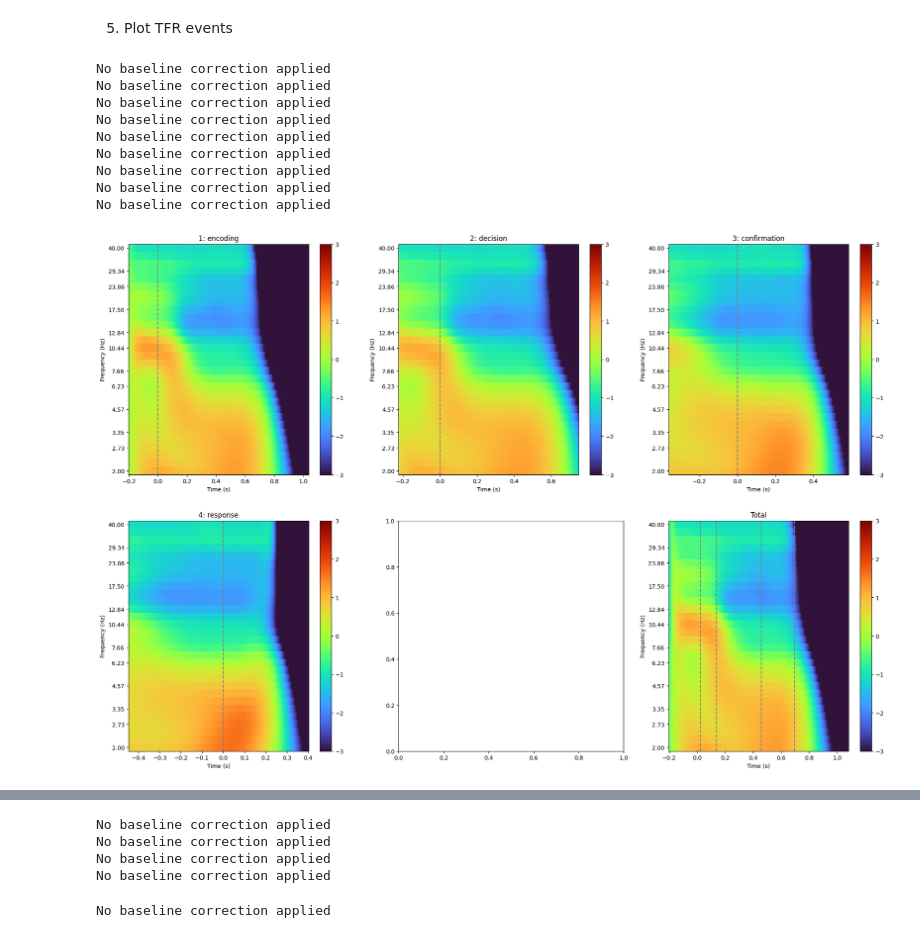
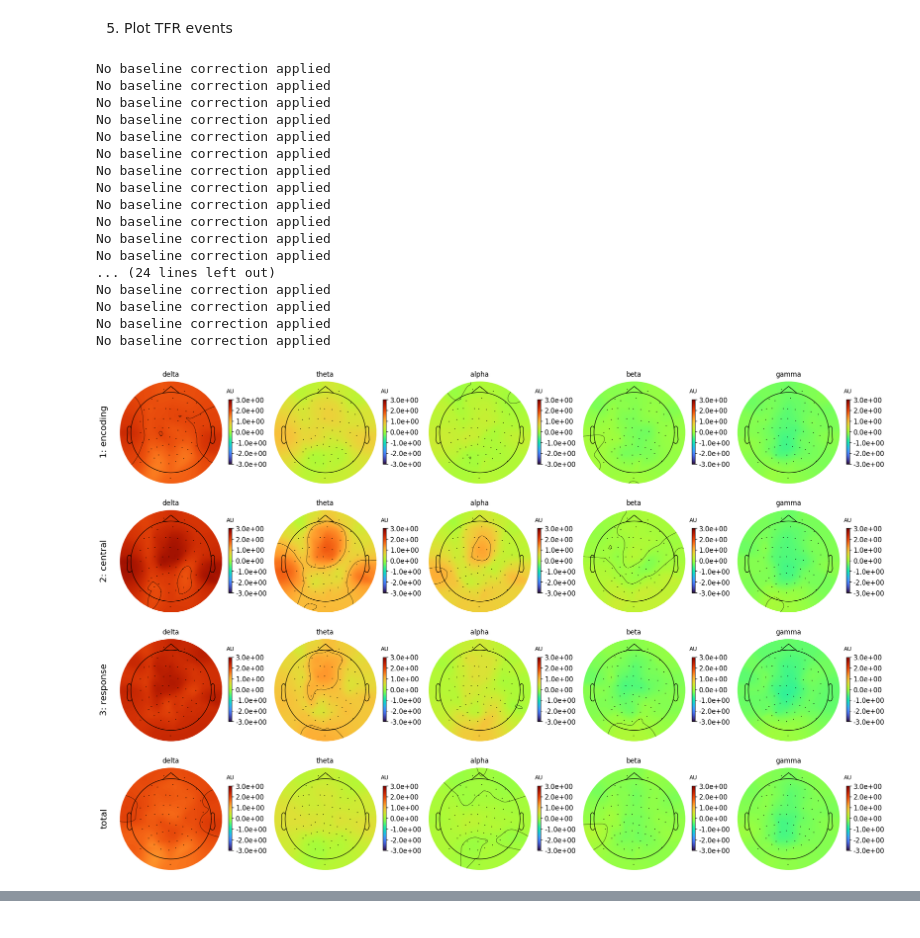
Before and after one commit to ArianVT/HMP-TFR, a Jupyter notebook: HMP-TFR.ipynb, the cells around one changed output, grey strips where cells are left out. Saved outputs shown, nothing was run; the diff lists cells and outputs as text; code cells hidden in the pictures.

```diff
--- a/HMP-TFR.ipynb
+++ b/HMP-TFR.ipynb
@@ -425,20 +660,27 @@ with open(f"output/{directory_name}/phases/phases_dict_combined.pkl", 'rb') as f
 5. Plot TFR events
 # %%
 #parameters
-channels = 'all'             #list of channels to be plotted. 'all' to plot everything
-x_axis = 'adaptive'             #frequency (Hz)
+x_axis = 'adaptive'                              #frequency (Hz)
 
 #plot events
-AvT.plot_events(tfr_dict, channels, tfr_centers, instance='tfr', x_axis=x_axis)
-AvT.plot_events(itc_dict, channels, itc_centers, instance='itc', x_axis=x_axis, phases=phases_dict, vlim=(0,1))
+AvT.plot_topos(tfr_dict, vlim=(-3,3))
+AvT.plot_topos(itc_dict, vlim=(0,0.7))
 # %% [output]
 No baseline correction applied
 No baseline correction applied
 No baseline correction applied
 No baseline correction applied
 No baseline correction applied
 No baseline correction applied
 No baseline correction applied
 No baseline correction applied
 No baseline correction applied
+No baseline correction applied
+No baseline correction applied
+No baseline correction applied
+... (24 lines left out)
+No baseline correction applied
+No baseline correction applied
+No baseline correction applied
+No baseline correction applied
-[figure, old version]
+[figure, new version]
@@ -446,5 +687,0 @@ No baseline correction applied
-No baseline correction applied
-No baseline correction applied
-No baseline correction applied
-No baseline correction applied
-No baseline correction applied
```
Also changed, not shown: parts of 11 cells of this notebook, 2 other files.
